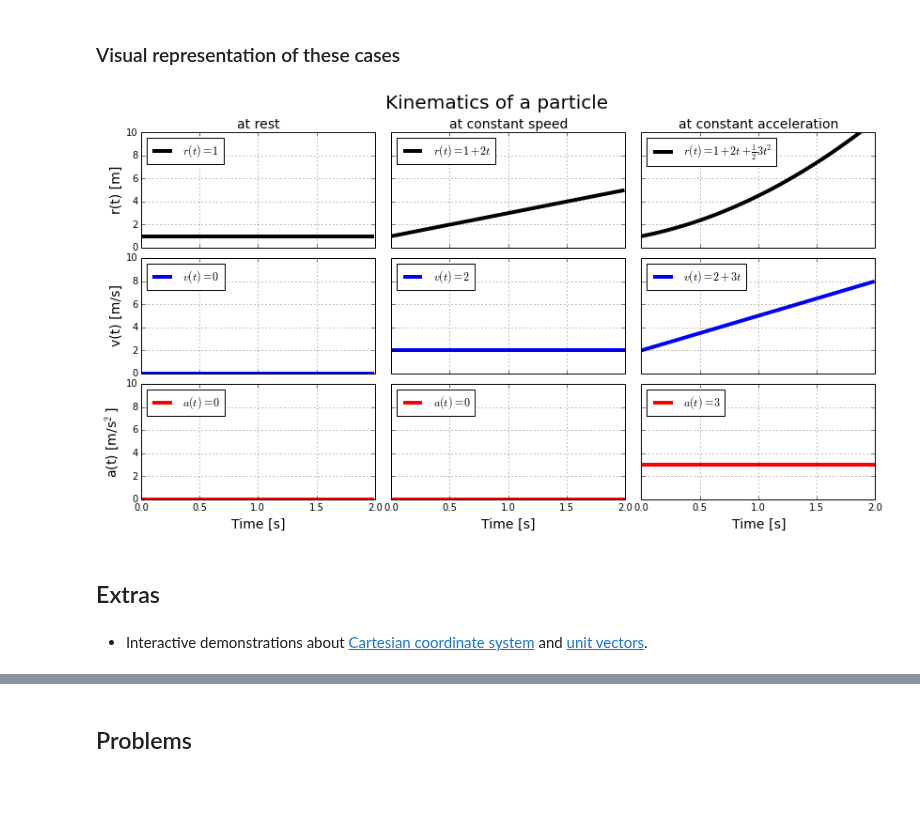
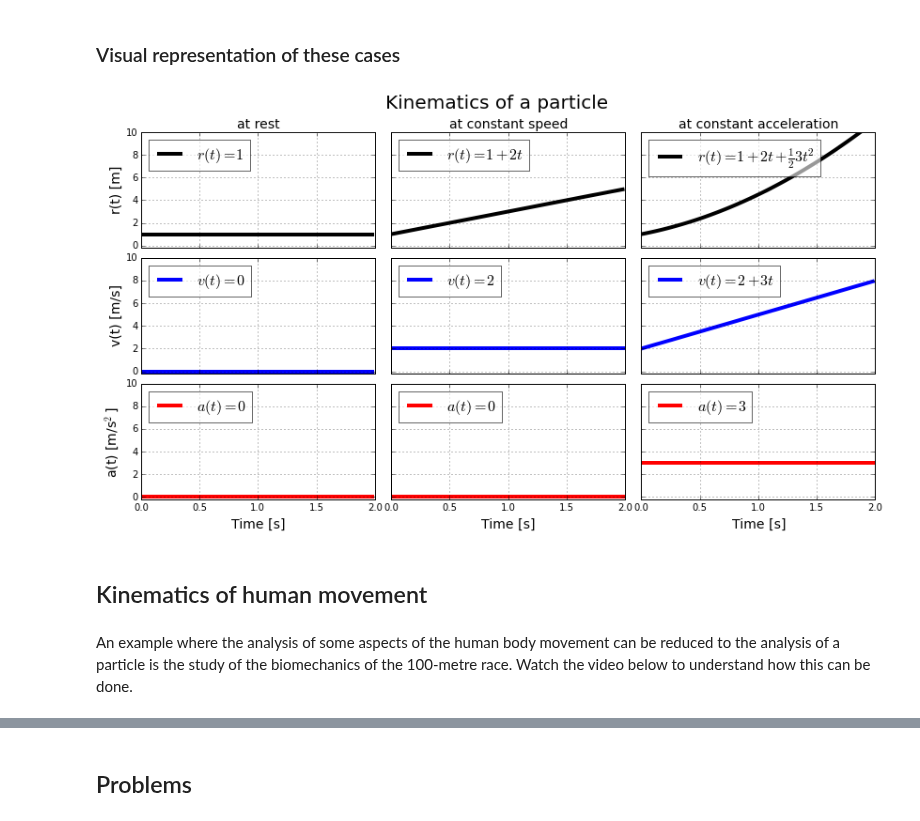
Before and after one commit to BMClab/BMC, a Jupyter notebook: notebooks/Kinematics of a Particle.ipynb, the cells around one changed output, grey strips where cells are left out. Drawn from its saved outputs; the diff is of its cells as text; code cells hidden in the pictures; blank space fills up the shorter version.

```diff
--- a/notebooks/Kinematics of a Particle.ipynb
+++ b/notebooks/Kinematics of a Particle.ipynb
@@ -128,45 +120,49 @@ import numpy as np
 import matplotlib.pyplot as plt
 %matplotlib inline
 
-t = np.arange(0,2.0,.02)
+t = np.arange(0, 2.0, 0.02)
 r0 = 1; v0 = 2; a0 = 3
 
 plt.rc('axes',  labelsize=14,  titlesize=14)
 plt.rc('xtick', labelsize=10)
 plt.rc('ytick', labelsize=10)
 f, axarr = plt.subplots(3, 3, sharex = True, sharey = True, figsize=(14,7))
 plt.suptitle('Kinematics of a particle', fontsize=20);
 
 tones = np.ones(np.size(t))
 
 axarr[0, 0].set_title('at rest', fontsize=14);
 axarr[0, 0].plot(t, r0*tones, 'k', linewidth=4, label='$r(t)=1$')
 axarr[1, 0].plot(t,  0*tones, 'b', linewidth=4, label='$v(t)=0$')
 axarr[2, 0].plot(t,  0*tones, 'r', linewidth=4, label='$a(t)=0$')
 axarr[0, 0].set_ylabel('r(t) [m]')
 axarr[1, 0].set_ylabel('v(t) [m/s]')
 axarr[2, 0].set_ylabel('a(t) [m/s$^2$]')
 
 axarr[0, 1].set_title('at constant speed');
 axarr[0, 1].plot(t, r0*tones+v0*t, 'k', linewidth=4, label='$r(t)=1+2t$')
 axarr[1, 1].plot(t, v0*tones,      'b', linewidth=4, label='$v(t)=2$')
 axarr[2, 1].plot(t,  0*tones,      'r', linewidth=4, label='$a(t)=0$')
 
 axarr[0, 2].set_title('at constant acceleration');
-axarr[0, 2].plot(t,r0*tones+v0*t+1/2.*a0*t**2,'k', linewidth=4, label='$r(t)=1+2t+\\frac{1}{2}3t^2$')
-axarr[1, 2].plot(t,v0*tones+a0*t,             'b', linewidth=4, label='$v(t)=2+3t$')
-axarr[2, 2].plot(t,a0*tones,                  'r', linewidth=4, label='$a(t)=3$')
+axarr[0, 2].plot(t, r0*tones+v0*t+1/2.*a0*t**2,'k', linewidth=4,
+                 label='$r(t)=1+2t+\\frac{1}{2}3t^2$')
+axarr[1, 2].plot(t, v0*tones+a0*t,             'b', linewidth=4,
+                 label='$v(t)=2+3t$')
+axarr[2, 2].plot(t, a0*tones,                  'r', linewidth=4,
+                 label='$a(t)=3$')
 
 for i in range(3):
     axarr[2, i].set_xlabel('Time [s]');
     for j in range(3):
         axarr[i,j].grid()
-        axarr[i,j].set_ylim((0, 10))
-        axarr[i,j].legend(loc = 'upper left')
+        axarr[i,j].set_ylim((-.2, 10))
+        axarr[i,j].legend(loc = 'upper left', framealpha = 0.6, fontsize=16)
+
 plt.subplots_adjust(hspace=0.09, wspace=0.07)
 # %% [output]
-[figure, old version]
+[figure, new version]
-# %% [markdown]
-## Extras
-# %% [markdown]
-- Interactive demonstrations about [Cartesian coordinate system](http://www.geogebratube.org/student/m47494) and [unit vectors](http://www.geogebratube.org/student/m3550).
+# %% [markdown]
+## Kinematics of human movement
+# %% [markdown]
+An example where the analysis of some aspects of the human body movement can be reduced to the analysis of a particle is the study of the biomechanics of the 100-metre race. Watch the video below to understand how this can be done.
```
Also changed, not shown: parts of 11 cells of this notebook, 2 other files.
